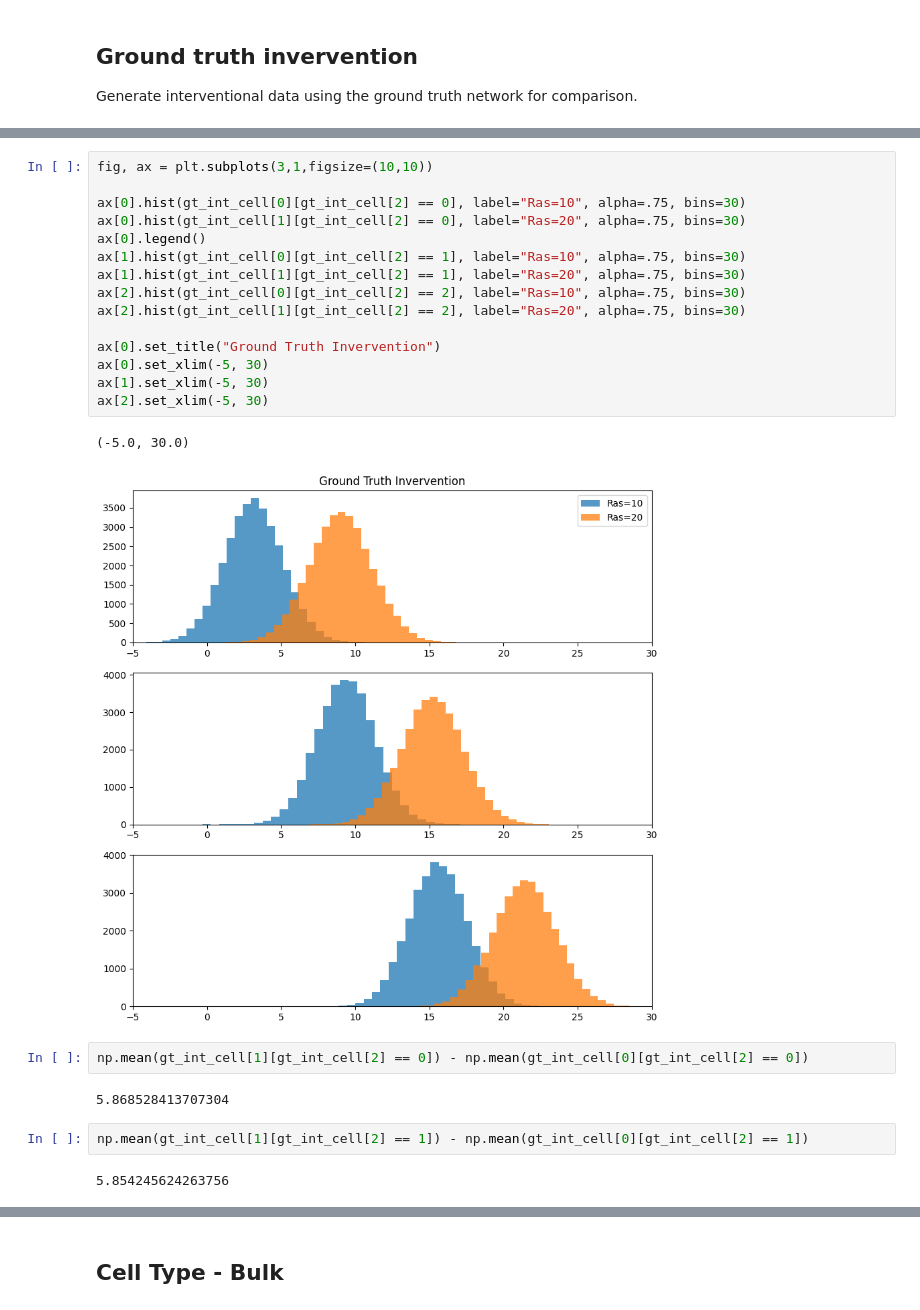
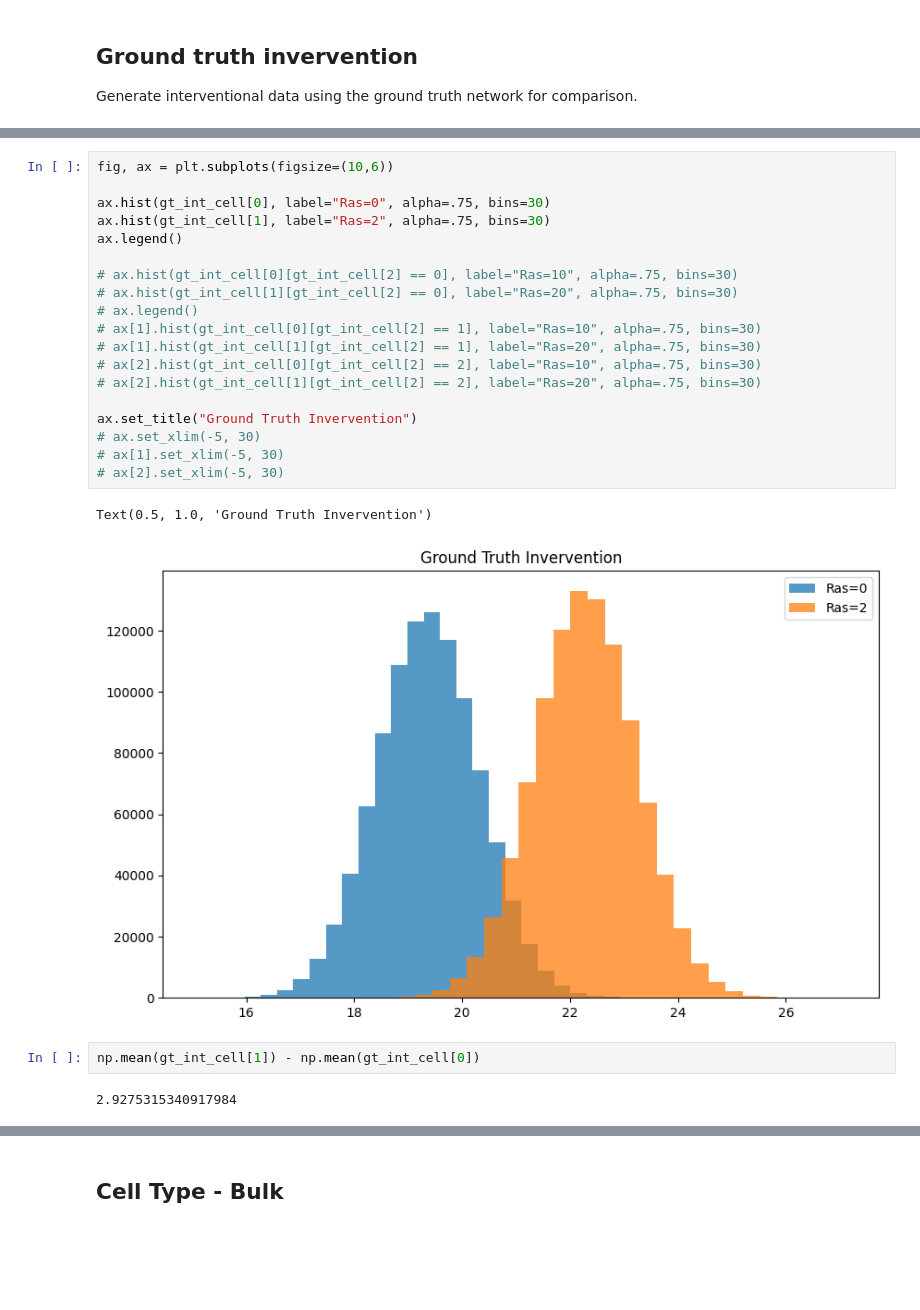
Before and after one commit to devonjkohler/Causomic, a Jupyter notebook: vignettes/simulations/IGF_simulation_analysis.ipynb, the cells around one changed output, grey strips where cells are left out. Drawn from its saved outputs; the diff is of its cells as text; blank space fills up the shorter version.

```diff
--- a/vignettes/simulations/IGF_simulation_analysis.ipynb
+++ b/vignettes/simulations/IGF_simulation_analysis.ipynb
@@ -213,26 +246,26 @@ gt_int_cell = int_gt_sim(cell_coef, 100000, inc_cell_type=True, n_cells=3)
 # %%
-fig, ax = plt.subplots(3,1,figsize=(10,10))
+fig, ax = plt.subplots(figsize=(10,6))
 
-ax[0].hist(gt_int_cell[0][gt_int_cell[2] == 0], label="Ras=10", alpha=.75, bins=30)
-ax[0].hist(gt_int_cell[1][gt_int_cell[2] == 0], label="Ras=20", alpha=.75, bins=30)
-ax[0].legend()
-ax[1].hist(gt_int_cell[0][gt_int_cell[2] == 1], label="Ras=10", alpha=.75, bins=30)
-ax[1].hist(gt_int_cell[1][gt_int_cell[2] == 1], label="Ras=20", alpha=.75, bins=30)
-ax[2].hist(gt_int_cell[0][gt_int_cell[2] == 2], label="Ras=10", alpha=.75, bins=30)
-ax[2].hist(gt_int_cell[1][gt_int_cell[2] == 2], label="Ras=20", alpha=.75, bins=30)
+ax.hist(gt_int_cell[0], label="Ras=0", alpha=.75, bins=30)
+ax.hist(gt_int_cell[1], label="Ras=2", alpha=.75, bins=30)
+ax.legend()
 
-ax[0].set_title("Ground Truth Invervention")
-ax[0].set_xlim(-5, 30)
-ax[1].set_xlim(-5, 30)
-ax[2].set_xlim(-5, 30)
+# ax.hist(gt_int_cell[0][gt_int_cell[2] == 0], label="Ras=10", alpha=.75, bins=30)
+# ax.hist(gt_int_cell[1][gt_int_cell[2] == 0], label="Ras=20", alpha=.75, bins=30)
+# ax.legend()
+# ax[1].hist(gt_int_cell[0][gt_int_cell[2] == 1], label="Ras=10", alpha=.75, bins=30)
+# ax[1].hist(gt_int_cell[1][gt_int_cell[2] == 1], label="Ras=20", alpha=.75, bins=30)
+# ax[2].hist(gt_int_cell[0][gt_int_cell[2] == 2], label="Ras=10", alpha=.75, bins=30)
+# ax[2].hist(gt_int_cell[1][gt_int_cell[2] == 2], label="Ras=20", alpha=.75, bins=30)
+
+ax.set_title("Ground Truth Invervention")
+# ax.set_xlim(-5, 30)
+# ax[1].set_xlim(-5, 30)
+# ax[2].set_xlim(-5, 30)
 # %% [output]
-(-5.0, 30.0)
+Text(0.5, 1.0, 'Ground Truth Invervention')
-[figure, old version]
+[figure, new version]
 # %%
-np.mean(gt_int_cell[1][gt_int_cell[2] == 0]) - np.mean(gt_int_cell[0][gt_int_cell[2] == 0])
+np.mean(gt_int_cell[1]) - np.mean(gt_int_cell[0])
 # %% [output]
-5.868528413707304
+2.9275315340917984
-# %%
-np.mean(gt_int_cell[1][gt_int_cell[2] == 1]) - np.mean(gt_int_cell[0][gt_int_cell[2] == 1])
-# %% [output]
-5.854245624263756
```
Also changed, not shown: parts of 22 cells of this notebook, 22 other files.
